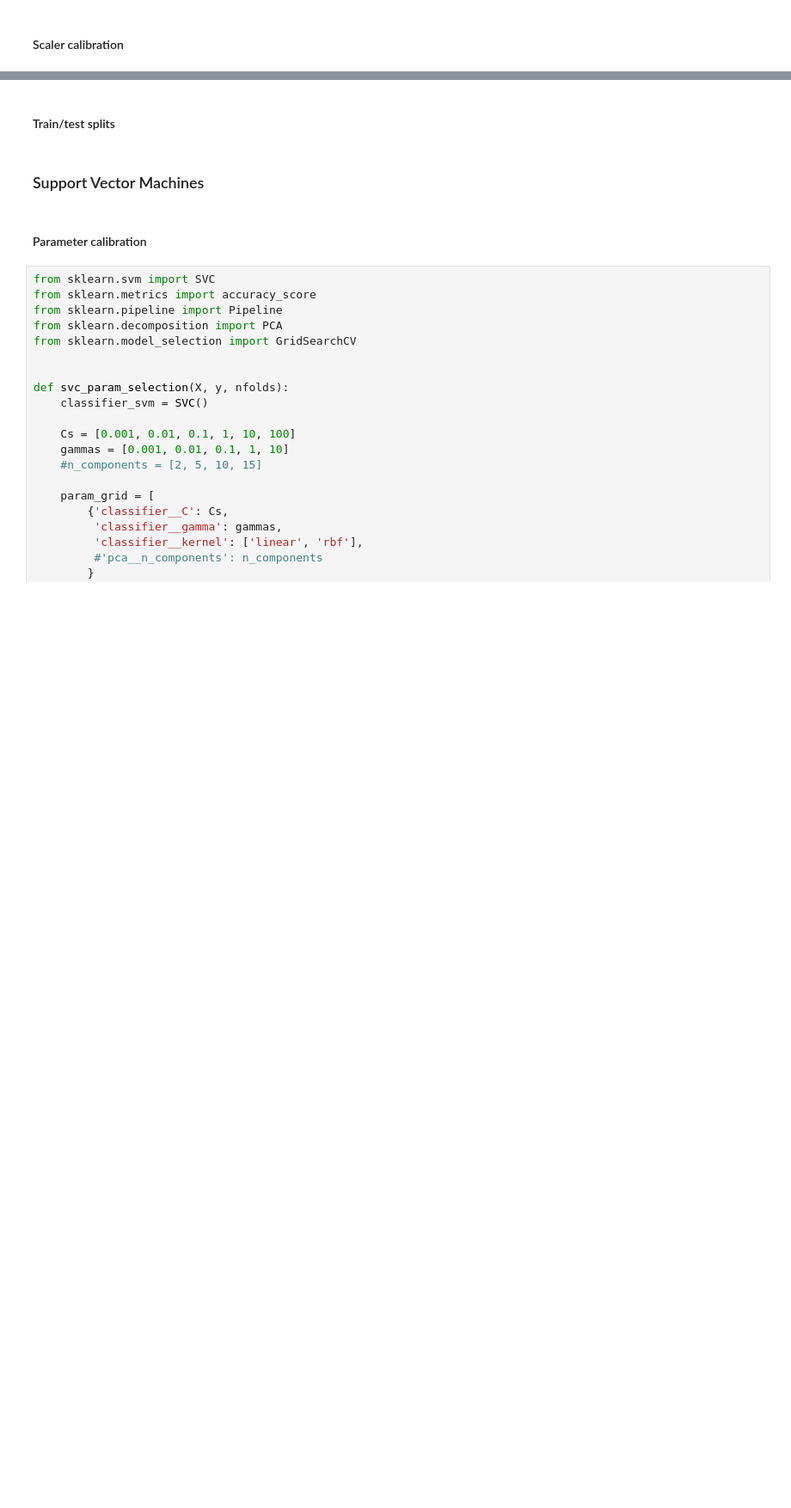
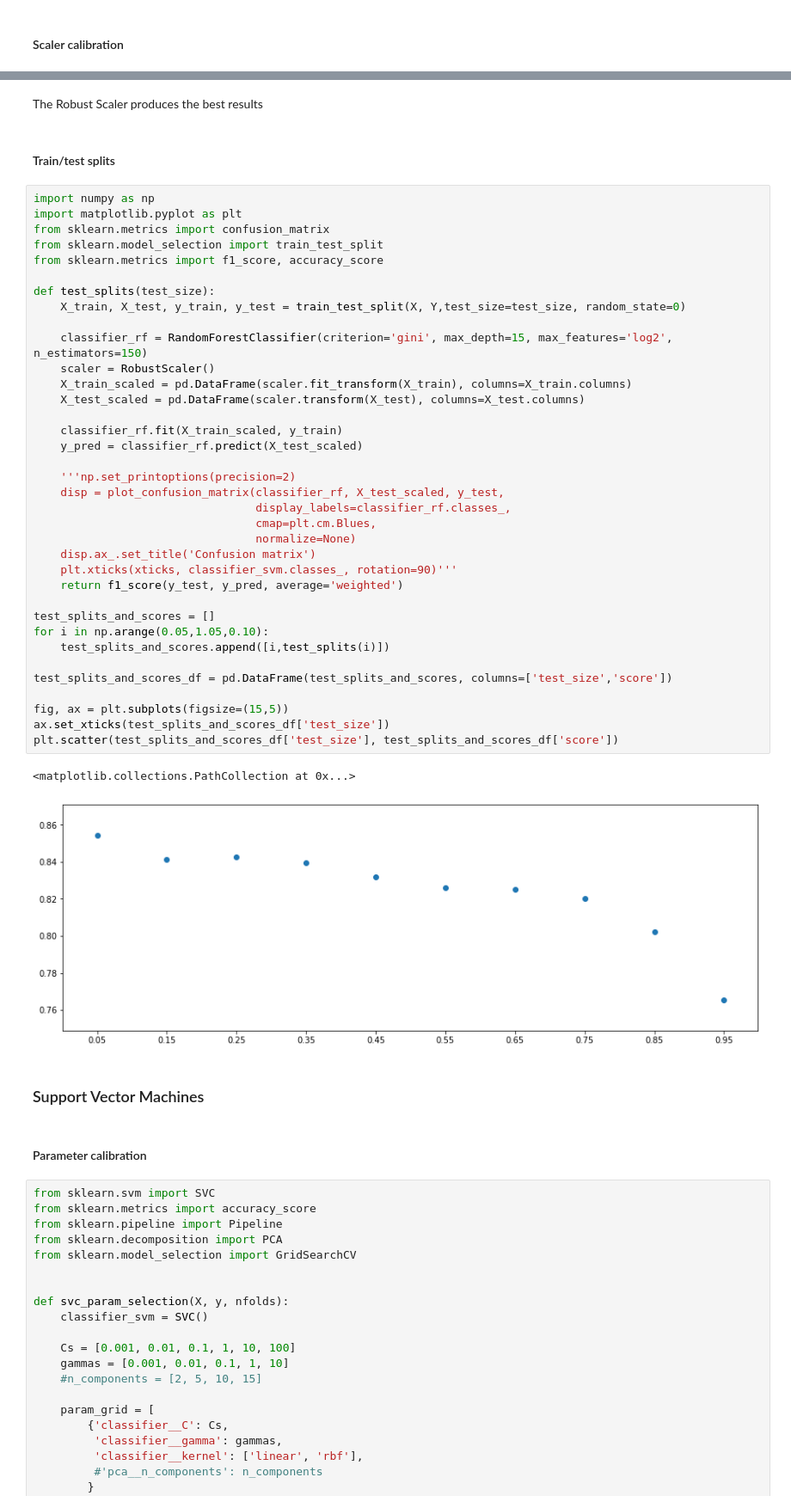
Before and after one commit to bognarpeter/BI2019W-G53, a Jupyter notebook: Assignment_2/B/assignment2.ipynb, the cells around one changed output, grey strips where cells are left out. Shown at 86% size. Drawn from its saved outputs; the diff is of its cells as text; blank space fills up the shorter version.

Commit message:
+ RandomForrest Classifier

```diff
--- a/Assignment_2/B/assignment2.ipynb
+++ b/Assignment_2/B/assignment2.ipynb
@@ -857,5 +978,46 @@ The plot above shows the distribution of the weight class labels. We can see tha
+# %% [markdown]
+The Robust Scaler produces the best results
 # %% [markdown]
 #### Train/test splits
+# %%
+import numpy as np
+import matplotlib.pyplot as plt
+from sklearn.metrics import confusion_matrix
+from sklearn.model_selection import train_test_split
+from sklearn.metrics import f1_score, accuracy_score
+
+def test_splits(test_size):
+    X_train, X_test, y_train, y_test = train_test_split(X, Y,test_size=test_size, random_state=0)
+
+    classifier_rf = RandomForestClassifier(criterion='gini', max_depth=15, max_features='log2', n_estimators=150)
+    scaler = RobustScaler()
+    X_train_scaled = pd.DataFrame(scaler.fit_transform(X_train), columns=X_train.columns)
+    X_test_scaled = pd.DataFrame(scaler.transform(X_test), columns=X_test.columns)
+
+    classifier_rf.fit(X_train_scaled, y_train)
+    y_pred = classifier_rf.predict(X_test_scaled)
+
+    '''np.set_printoptions(precision=2)
+    disp = plot_confusion_matrix(classifier_rf, X_test_scaled, y_test,
+                                 display_labels=classifier_rf.classes_,
+                                 cmap=plt.cm.Blues,
+                                 normalize=None)
+    disp.ax_.set_title('Confusion matrix')
+    plt.xticks(xticks, classifier_svm.classes_, rotation=90)'''
+    return f1_score(y_test, y_pred, average='weighted')
+
+test_splits_and_scores = []
+for i in np.arange(0.05,1.05,0.10):
+    test_splits_and_scores.append([i,test_splits(i)])
+
+test_splits_and_scores_df = pd.DataFrame(test_splits_and_scores, columns=['test_size','score'])
+
+fig, ax = plt.subplots(figsize=(15,5))
+ax.set_xticks(test_splits_and_scores_df['test_size'])
+plt.scatter(test_splits_and_scores_df['test_size'], test_splits_and_scores_df['score'])
+# %% [output]
+<matplotlib.collections.PathCollection at 0x...>
+[figure, added]
 # %% [markdown]
 ### Support Vector Machines
 # %% [markdown]
```
Also changed, not shown: parts of 11 cells of this notebook.
